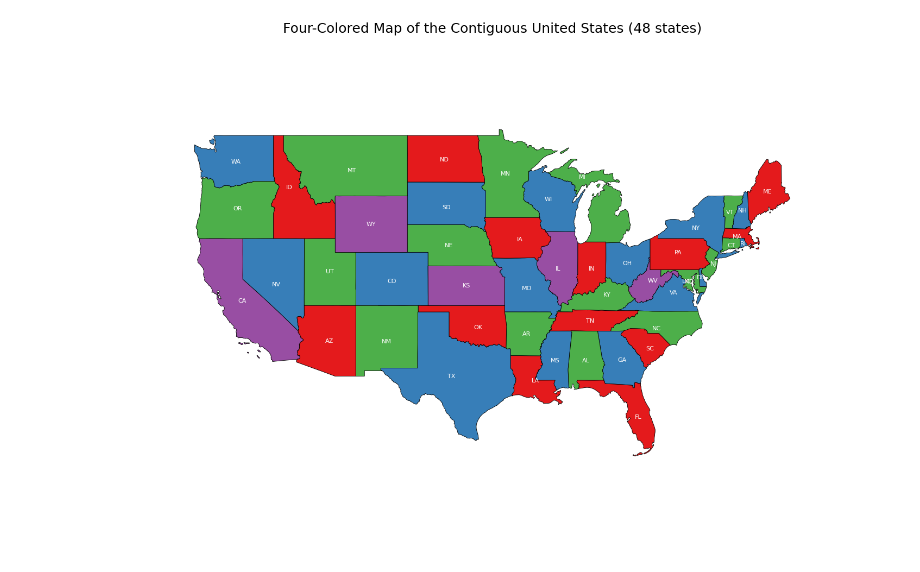
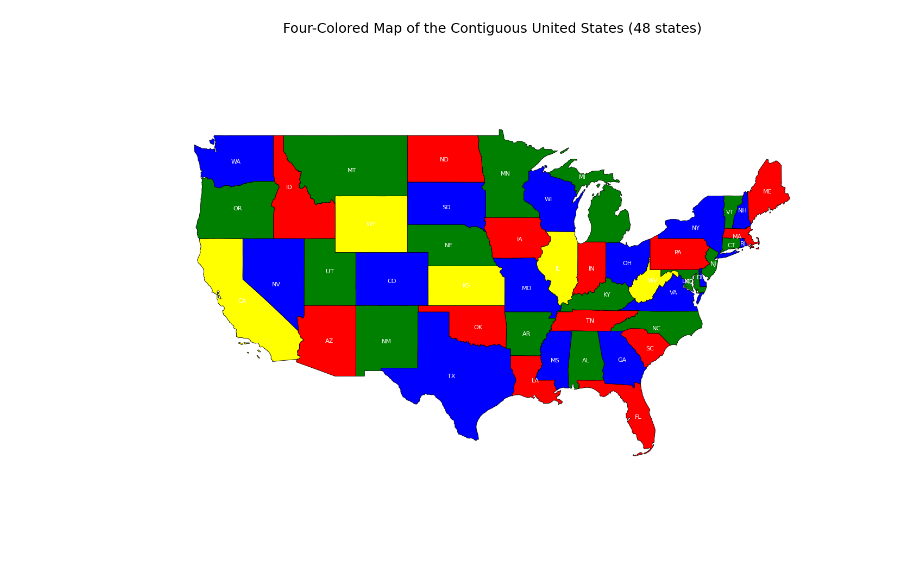
Before and after one commit to SalmonSama/SCI19_3631_WORKSHOP_IN_ARTIFICIAL_INTELLIGENCE_HW, a Jupyter notebook: map_coloring/map_coloring.ipynb, the cells around one changed output. Cells and saved outputs as stored; diff of their text form; code cells hidden in the pictures.

```diff
--- a/map_coloring/map_coloring.ipynb
+++ b/map_coloring/map_coloring.ipynb
@@ -4,21 +4,21 @@ import matplotlib.pyplot as plt
 from pathlib import Path
 from collections import defaultdict
 
-# ===== โหลดไฟล์ shapefile จากพาธที่กำหนด =====
+# ===== Load shapefile from the specified path =====
 shp_path = r"C:\Users\fewku\Downloads\cb_2023_us_state_20m\cb_2023_us_state_20m.shp"
 try:
     states = gpd.read_file(shp_path)
 except Exception as e:
-    raise FileNotFoundError(f"ไม่พบไฟล์ shapefile ที่พาธ: {shp_path}") from e
+    raise FileNotFoundError(f"Shapefile not found at path: {shp_path}") from e
 
-# ===== เอาเฉพาะ 48 contiguous states =====
+# ===== Keep only the 48 contiguous states =====
 abbr_col = "STUSPS"
 states = states[~states[abbr_col].isin(["AK","HI","PR"])].copy()
 
-# เปลี่ยน projection เป็นเมตร เพื่อคำนวณเรขาคณิตได้ดีขึ้น
+# Change projection to meters for better geometry calculations
 states = states.to_crs(3857).reset_index(drop=True)
 
-# ===== Coloring แบบ 4 สี (เหมือนเดิม) =====
+# ===== 4-Coloring (as before) =====
 from collections import defaultdict
 adj = defaultdict(set)
 sindex = states.sindex
@@ -38,7 +38,7 @@ for i, g1 in enumerate(states.geometry):
 for code in states[abbr_col]:
     adj.setdefault(code, set())
 
-palette = ["#e41a1c", "#377eb8", "#4daf4a", "#984ea3"]
+palette = ["#FF0000", "#0000FF", "#008000", "#FFFF00"]
 order = sorted(adj.keys(), key=lambda k: len(adj[k]), reverse=True)
 coloring = {}
 
@@ -50,35 +50,35 @@ def backtrack(idx=0):
         return True
     s = order[idx]
     for c in range(4):
         if can_use(s, c):
             coloring[s] = c
             if backtrack(idx + 1):
                 return True
             del coloring[s]
     return False
 
-assert backtrack(), "ไม่สามารถลงสี 4 สีได้"
+assert backtrack(), "Cannot color with 4 colors"
 
 states["__cidx"] = states[abbr_col].map(coloring)
 states["__color"] = states["__cidx"].map(lambda i: palette[i] if i is not None else "#cccccc")
 
-# ===== วาดแผนที่ (ขยายเฉพาะ 48 contiguous states) =====
-fig, ax = plt.subplots(figsize=(16, 10))  # ขยายภาพ
+# ===== Draw the map (zoomed to the 48 contiguous states) =====
+fig, ax = plt.subplots(figsize=(16, 10))  # Enlarge the image
 states.plot(ax=ax, color=states["__color"], edgecolor="black", linewidth=0.6)
 
 for _, row in states.iterrows():
     x, y = row.geometry.representative_point().coords[0]
     ax.text(x, y, row[abbr_col], ha="center", va="center", fontsize=8, color="white")
 
 ax.set_title("Four-Colored Map of the Contiguous United States (48 states)", fontsize=18)
 
-# ตั้งค่าขอบเขต zoom เฉพาะ mainland US
+# Set zoom limits to only the mainland US
 minx, miny, maxx, maxy = states.total_bounds
 ax.set_xlim(minx-1e6, maxx+1e6)
 ax.set_ylim(miny-1e6, maxy+1e6)
 
 ax.axis("off")
 plt.tight_layout()
 plt.show()
 # %% [output]
-[figure, old version]
+[figure, new version]
```
